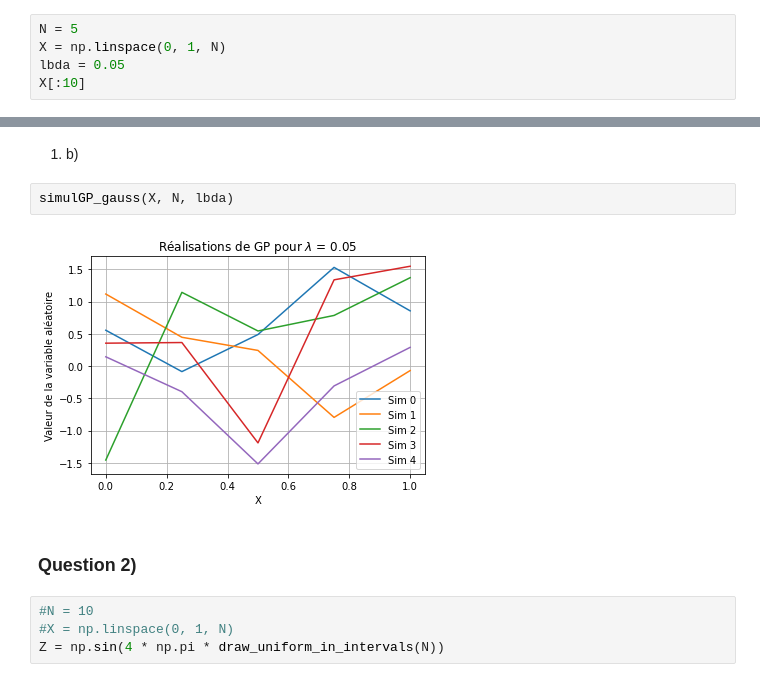
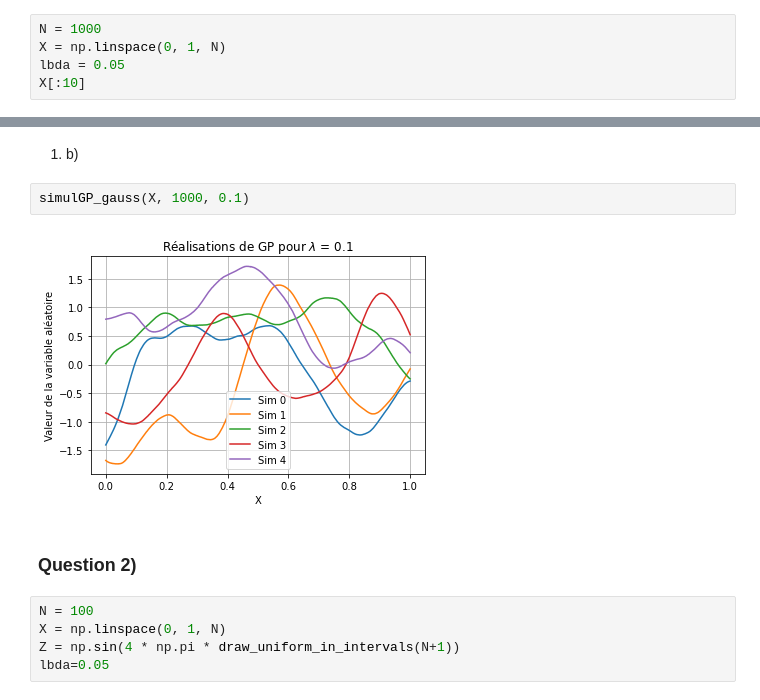
Before and after one commit to arthurviens/Estimation_GaussianProcess_MCMC_Project, a Jupyter notebook: prob2/pb2.ipynb, the cells around one changed output, grey strips where cells are left out. Saved outputs shown, nothing was run; the diff lists cells and outputs as text.

```diff
--- a/prob2/pb2.ipynb
+++ b/prob2/pb2.ipynb
@@ -11,7 +12,7 @@ from utils import *
 # %% [markdown]
 ## Définition des paramètres
 # %%
-N = 5
+N = 1000
 X = np.linspace(0, 1, N)
 lbda = 0.05
 X[:10]
@@ -40,13 +54,14 @@ Que vaut $m + L^t G$ ?
 # %% [markdown]
 1) b)
 # %%
-simulGP_gauss(X, N, lbda)
+simulGP_gauss(X, 1000, 0.1)
 # %% [output]
-[figure, old version]
+[figure, new version]
 # %% [markdown]
 ### Question 2)
 # %%
-#N = 10
-#X = np.linspace(0, 1, N)
-Z = np.sin(4 * np.pi * draw_uniform_in_intervals(N))
+N = 100
+X = np.linspace(0, 1, N)
+Z = np.sin(4 * np.pi * draw_uniform_in_intervals(N+1))
+lbda=0.05
 # %%
```
Also changed, not shown: parts of 12 cells of this notebook, 1 other file.
